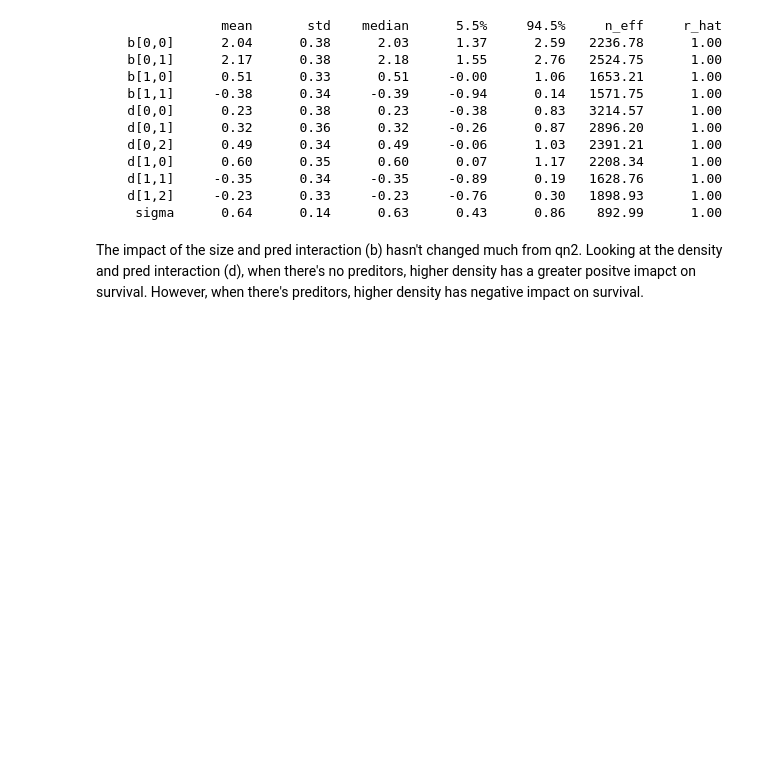
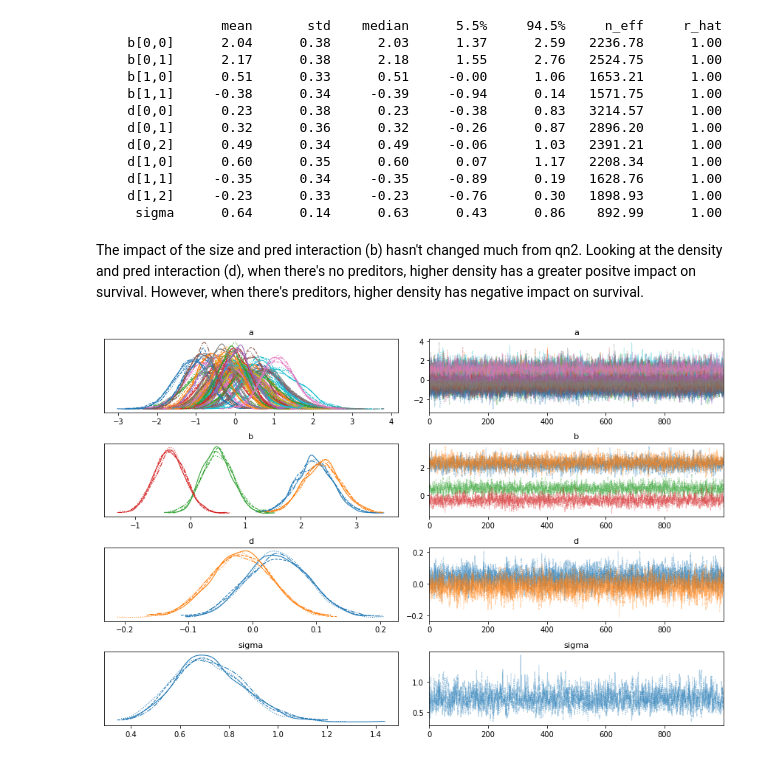
Before and after one commit to huayicodes/stat_rethinking_2022, a Jupyter notebook: homework/week06_answer.ipynb, the cells around one changed output. Cells and saved outputs as stored; diff of their text form; code cells hidden in the pictures; blank space fills up the shorter version.

```diff
--- a/homework/week06_answer.ipynb
+++ b/homework/week06_answer.ipynb
@@ -249,4 +245,35 @@ prob_pred_size= (posterior_3['b']).mean(axis=0).round(2)
      sigma      0.64      0.14      0.63      0.43      0.86    892.99      1.00
 # %% [markdown]
 The impact of the size and pred interaction (b) hasn't changed much from qn2.
-Looking at the density and pred interaction (d), when there's no preditors, higher density has a greater positve imapct on survival. However, when there's preditors, higher density has negative impact on survival.
+Looking at the density and pred interaction (d), when there's no preditors, higher density has a greater positve impact on survival. However, when there's preditors, higher density has negative impact on survival.
+# %%
+#log density
+import numpy as np
+rf_df['D']=np.log(rf_df.density)
+# %%
+# density
+def m3_1(bpred, bsize, density, D, tank, surv=None):
+    sigma = numpyro.sample('sigma', dist.Exponential(1))
+    a = numpyro.sample("a", dist.Normal(0, sigma), sample_shape=tank.shape)
+    b = numpyro.sample('b', dist.Normal(0,1), sample_shape=(2,2))
+    d = numpyro.sample('d', dist.Normal(0,0.05), sample_shape=(2,))
+    logit_p = a[tank] + b[bpred,bsize] + d[bpred]* D
+    numpyro.sample("surv_hat", dist.Binomial(density, logits=logit_p), obs=surv)
+
+rng_key = random.PRNGKey(101)
+kernel = NUTS(m3_1)
+mcmc = MCMC(kernel, num_warmup=1000, num_samples=1000, num_chains=4, chain_method='sequential')
+mcmc.run(rng_key,
+        bpred=rf_df.bpred.values,
+        bsize=rf_df.bsize.values,
+        density = rf_df.density.values,
+        D=rf_df.D.values,
+        tank=rf_df.tank.values,
+        surv=rf_df.surv.values,)
+# %%
+samples_3_1 = az.from_numpyro(mcmc)
+az.plot_trace(samples_3_1)
+plt.tight_layout()
+plt.show()
+# %% [output]
+[figure, added]
```
Also changed, not shown: parts of 2 cells of this notebook.
